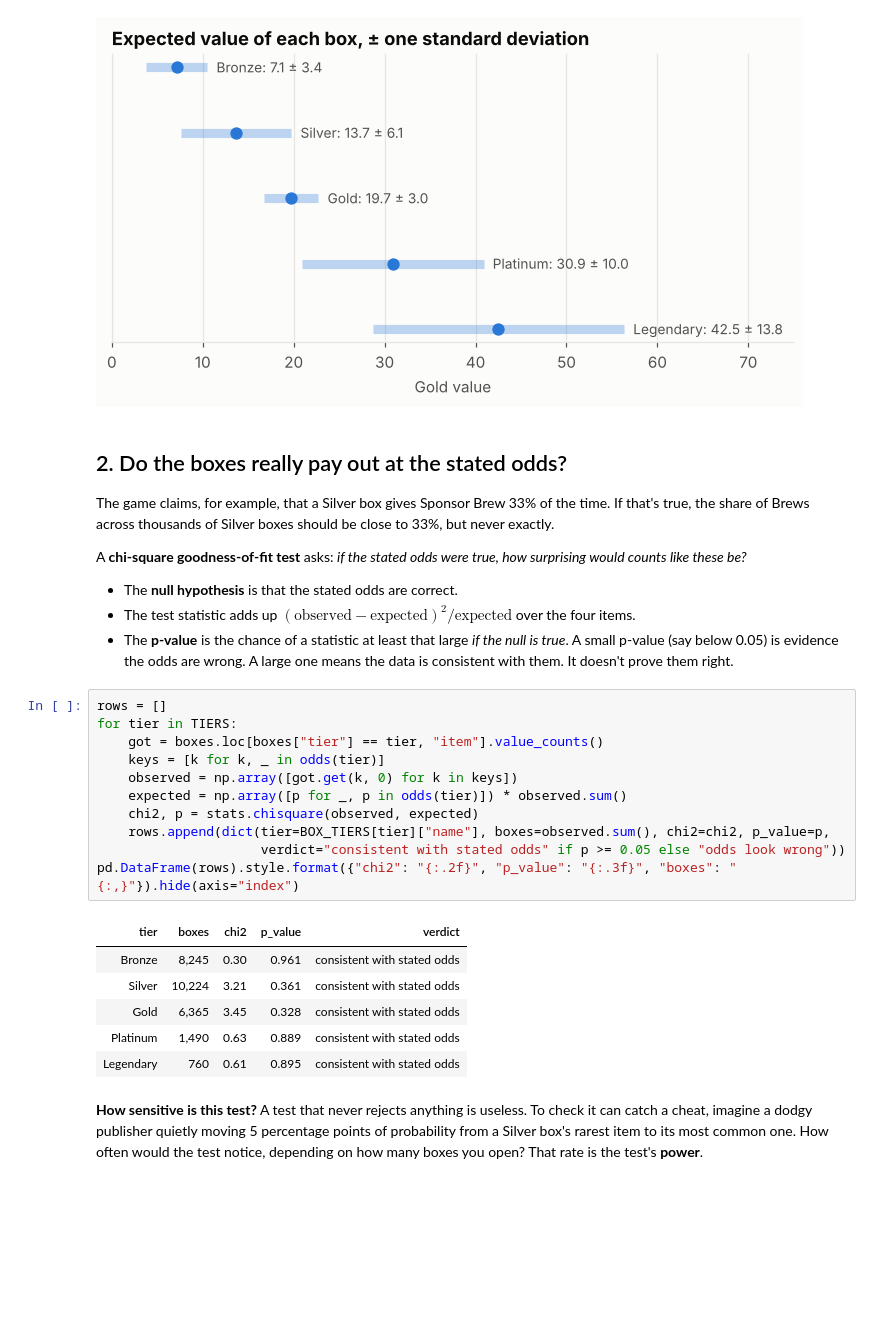
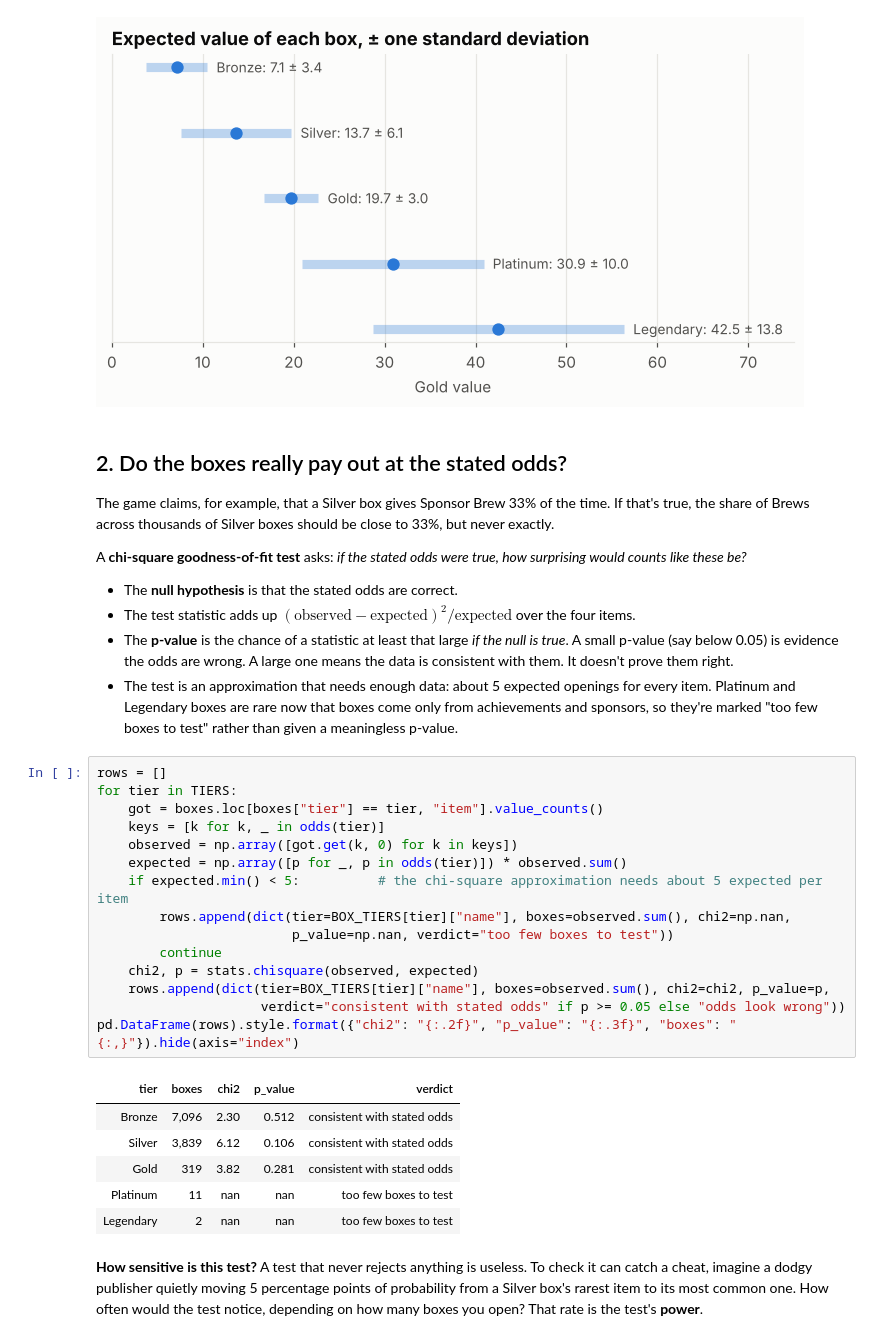
Before and after one commit to DarylHS/crawl-live, a Jupyter notebook: analysis/02_loot_box_stats.ipynb, the cells around one changed output. Saved outputs shown, nothing was run; the diff lists cells and outputs as text; blank space fills up the shorter version.

```diff
--- a/analysis/02_loot_box_stats.ipynb
+++ b/analysis/02_loot_box_stats.ipynb
@@ -95,24 +95,29 @@ A **chi-square goodness-of-fit test** asks: *if the stated odds were true, how s
 - The **null hypothesis** is that the stated odds are correct.
 - The test statistic adds up $(\text{observed} - \text{expected})^2 / \text{expected}$ over the four items.
 - The **p-value** is the chance of a statistic at least that large *if the null is true*. A small p-value (say below 0.05) is evidence the odds are wrong. A large one means the data is consistent with them. It doesn't prove them right.
+- The test is an approximation that needs enough data: about 5 expected openings for every item. Platinum and Legendary boxes are rare now that boxes come only from achievements and sponsors, so they're marked "too few boxes to test" rather than given a meaningless p-value.
 # %%
 rows = []
 for tier in TIERS:
     got = boxes.loc[boxes["tier"] == tier, "item"].value_counts()
     keys = [k for k, _ in odds(tier)]
     observed = np.array([got.get(k, 0) for k in keys])
     expected = np.array([p for _, p in odds(tier)]) * observed.sum()
+    if expected.min() < 5:          # the chi-square approximation needs about 5 expected per item
+        rows.append(dict(tier=BOX_TIERS[tier]["name"], boxes=observed.sum(), chi2=np.nan,
+                         p_value=np.nan, verdict="too few boxes to test"))
+        continue
     chi2, p = stats.chisquare(observed, expected)
     rows.append(dict(tier=BOX_TIERS[tier]["name"], boxes=observed.sum(), chi2=chi2, p_value=p,
                      verdict="consistent with stated odds" if p >= 0.05 else "odds look wrong"))
 pd.DataFrame(rows).style.format({"chi2": "{:.2f}", "p_value": "{:.3f}", "boxes": "{:,}"}).hide(axis="index")
 # %% [output]
 | tier | boxes | chi2 | p_value | verdict |
-| Bronze | 8,245 | 0.30 | 0.961 | consistent with stated odds |
-| Silver | 10,224 | 3.21 | 0.361 | consistent with stated odds |
-| Gold | 6,365 | 3.45 | 0.328 | consistent with stated odds |
-| Platinum | 1,490 | 0.63 | 0.889 | consistent with stated odds |
-| Legendary | 760 | 0.61 | 0.895 | consistent with stated odds |
+| Bronze | 7,096 | 2.30 | 0.512 | consistent with stated odds |
+| Silver | 3,839 | 6.12 | 0.106 | consistent with stated odds |
+| Gold | 319 | 3.82 | 0.281 | consistent with stated odds |
+| Platinum | 11 | nan | nan | too few boxes to test |
+| Legendary | 2 | nan | nan | too few boxes to test |
 # %% [markdown]
 **How sensitive is this test?** A test that never rejects anything is useless. To check it can catch a cheat, imagine a dodgy publisher quietly moving 5 percentage points of probability from a Silver box's rarest item to its most common one. How often would the test notice, depending on how many boxes you open? That rate is the test's **power**.
 # %%
```
Also changed, not shown: parts of 5 cells of this notebook, 9 other files.
